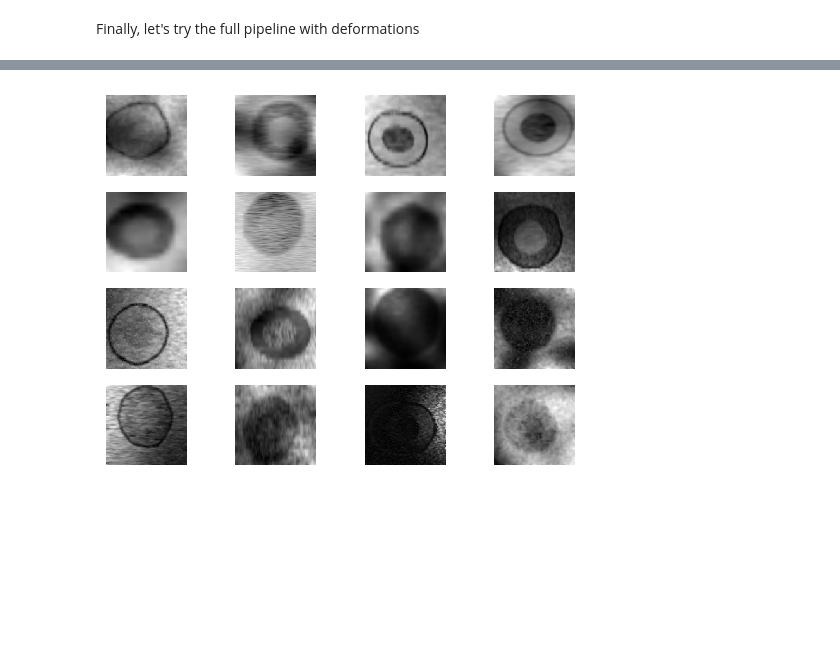
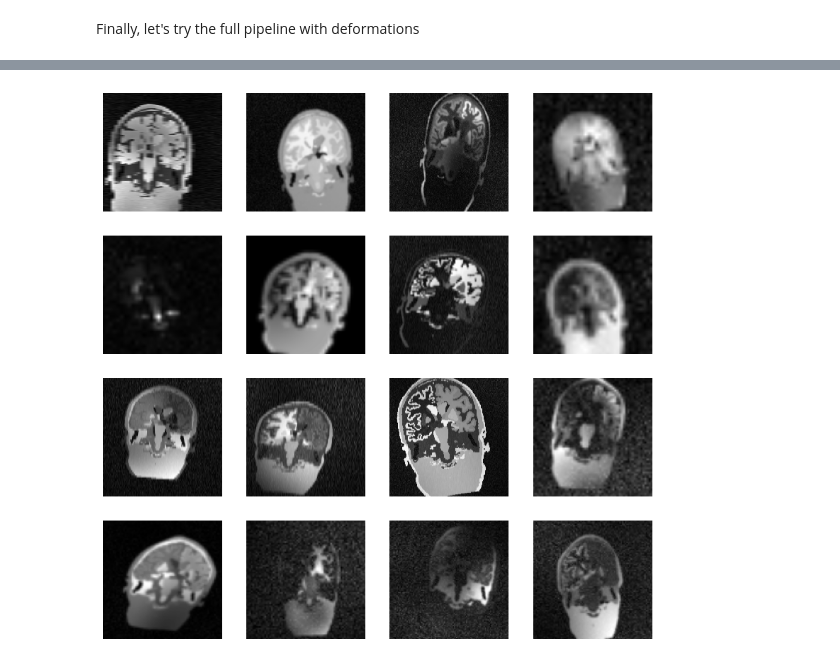
Before and after one commit to balbasty/cornucopia, a Jupyter notebook: docs/examples/synth.ipynb, the cells around one changed output, grey strips where cells are left out. Saved outputs shown, nothing was run; the diff lists cells and outputs as text; code cells hidden in the pictures; blank space fills up the shorter version.

```diff
--- a/docs/examples/synth.ipynb
+++ b/docs/examples/synth.ipynb
@@ -46,0 +53,11 @@ plt.show()
+# %%
+fname = os.path.join(os.environ['TMPDIR'], 'demo.nii.gz')
+lab = LoadTransform(dtype=torch.int)(fname)
+lab = lab[:, :, lab.shape[-2]//2, :]
+lab = RelabelTransform()(lab)
+
+plt.figure(figsize=(10, 10))
+plt.imshow(lab[0].T.flip(0), cmap='gray', interpolation='nearest')
+plt.axis('off')
+plt.title('Labels')
+plt.show()
@@ -48,10 +67,11 @@ plt.show()
 Then, instantiate a `IntensityTransform` and apply it to our labels.
 Note that tensors fed to a `Transform` layer should have a channel dimension, and no batch dimension.
 # %%
-trf = RandomGaussianMixtureTransform() + IntensityTransform()
-img = trf(lab[None])[0]   # needs channel dimension
+trf = RandomGaussianMixtureTransform(background=0) + IntensityTransform()
+img = trf(lab)
 
-plt.imshow(img, cmap='gray', interpolation='nearest')
+plt.figure(figsize=(10, 10))
+plt.imshow(img.squeeze().T.flip(0), cmap='gray', interpolation='nearest')
 plt.axis('off')
 plt.title('Synthetic Image')
 plt.show()
@@ -61,10 +81,11 @@ plt.show()
 Now, let's synthesize a bunch of them
 # %%
 shape = [4, 4]
+plt.figure(figsize=(10, 10))
 
 for i in range(shape[0] * shape[1]):
     plt.subplot(*shape, i+1)
-    plt.imshow(trf(lab[None])[0], cmap='gray', interpolation='nearest')
+    plt.imshow(trf(lab).squeeze().T.flip(0), cmap='gray', interpolation='nearest')
     plt.axis('off')
 plt.show()
 # %% [output]
@@ -73,10 +94,10 @@ plt.show()
 Finally, let's try the full pipeline with deformations
 # %%
 trf = SynthFromLabelTransform()
-img, newlab = trf(lab[None])   # needs channel dimension
-img, newlab = img[0], newlab[0]
+img, newlab = trf(lab)
 
-plt.imshow(img, cmap='gray', interpolation='nearest')
+plt.figure(figsize=(10, 10))
+plt.imshow(img.squeeze().T.flip(0), cmap='gray', interpolation='nearest')
 plt.axis('off')
 plt.title('Synthetic Image')
 plt.show()
@@ -85,10 +106,12 @@ plt.show()
 # %%
 shape = [4, 4]
+plt.figure(figsize=(10, 10))
 
 for i in range(shape[0] * shape[1]):
     plt.subplot(*shape, i+1)
-    plt.imshow(trf(lab[None])[0][0], cmap='gray', interpolation='nearest')
+    img, newlag = trf(lab)
+    plt.imshow(img.squeeze().T.flip(0), cmap='gray', interpolation='nearest')
     plt.axis('off')
 plt.show()
 # %% [output]
-[figure, old version]
+[figure, new version]
```
Also changed, not shown: parts of 8 cells of this notebook, 6 other files.
